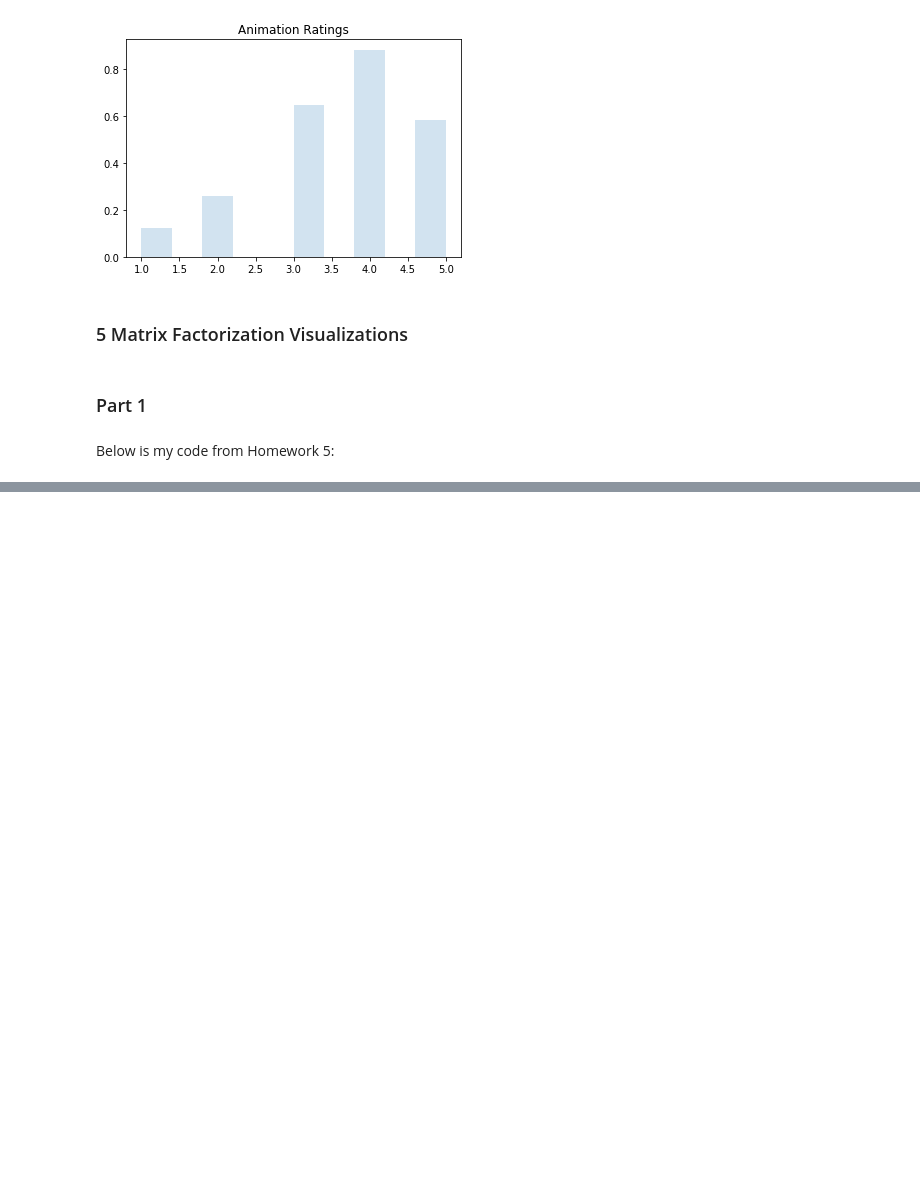
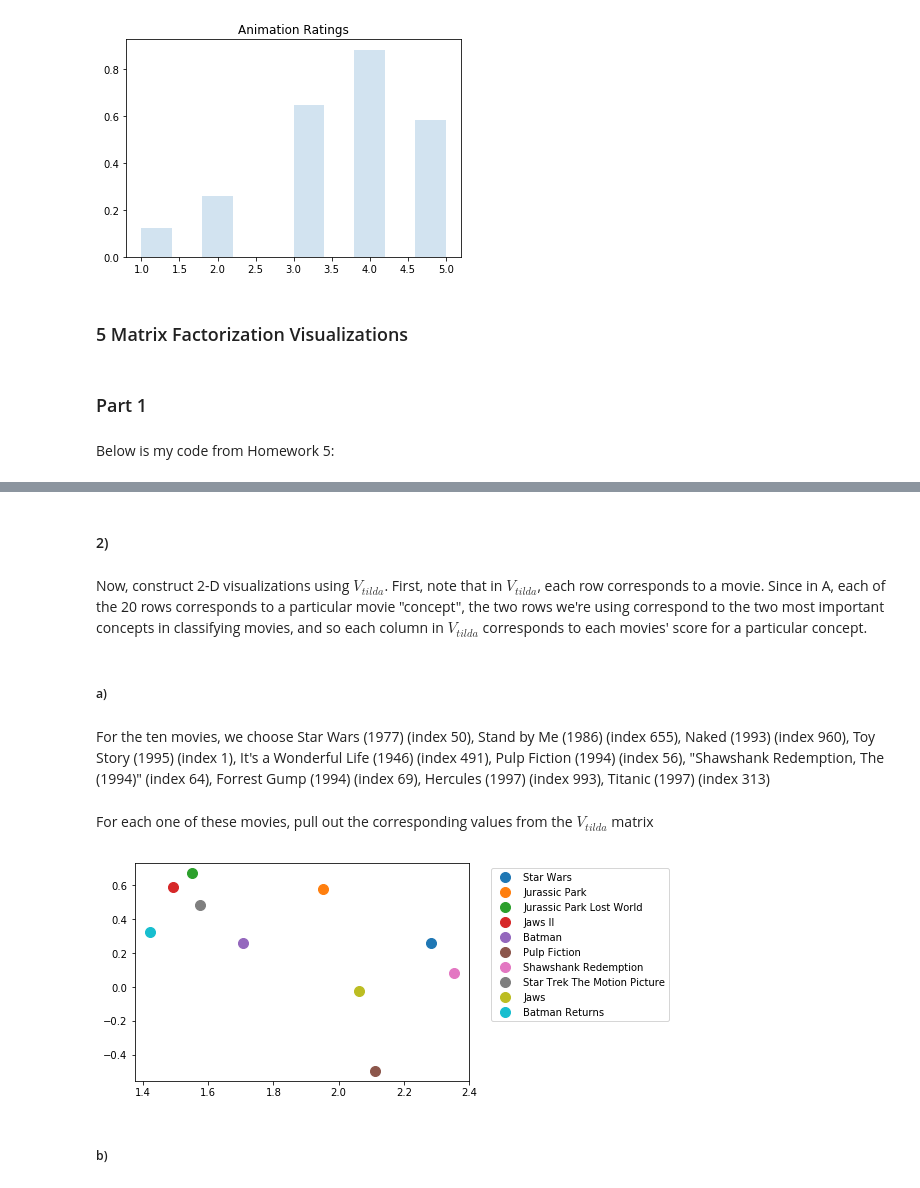
Before and after one commit to reislerjul/-MovieLens-Visualization, a Jupyter notebook: Visualizations.ipynb, the cells around one changed output, grey strips where cells are left out. Saved outputs shown, nothing was run; the diff lists cells and outputs as text; code cells hidden in the pictures; blank space fills up the shorter version.

Commit message:
started visualizations

```diff
--- a/Visualizations.ipynb
+++ b/Visualizations.ipynb
@@ -301,0 +303,6 @@ We will use a regularization parameter of $\lambda=0.1$ since this performed bes
+# %%
+M = 943
+N = 1682
+
+Y = train
+U,V, err = train_model(M, N, 20, 0.03, 0.1, Y)
@@ -301,0 +313,3 @@ We will use a regularization parameter of $\lambda=0.1$ since this performed bes
+# %%
+A, Sigma, B = np.linalg.svd(np.transpose(V))
+A_u, Sigma_u, B_u = np.linalg.svd(np.transpose(U))
@@ -301,0 +318,3 @@ We will use a regularization parameter of $\lambda=0.1$ since this performed bes
+# %%
+U_tilda = np.dot(np.transpose(A_u[:,:2]), np.transpose(U))
+V_tilda = np.dot(np.transpose(A[:,:2]), np.transpose(V))
@@ -301,0 +329,32 @@ We will use a regularization parameter of $\lambda=0.1$ since this performed bes
+# %% [markdown]
+#### 2)
+# %% [markdown]
+Now, construct 2-D visualizations using $V_{tilda}$. First, note that in $V_{tilda}$, each row corresponds to a movie. Since in A, each of the 20 rows corresponds to a particular movie "concept", the two rows we're using correspond to the two most important concepts in classifying movies, and so each column in $V_{tilda}$ corresponds to each movies' score for a particular concept.
+# %% [markdown]
+##### a)
+# %% [markdown]
+For the ten movies, we choose Star Wars (1977) (index 50), Stand by Me (1986) (index 655), Naked (1993) (index 960), Toy Story (1995) (index 1), It's a Wonderful Life (1946) (index 491), Pulp Fiction (1994) (index 56), "Shawshank Redemption, The (1994)" (index 64), Forrest Gump (1994) (index 69), Hercules (1997) (index 993), Titanic (1997) (index 313)
+# %% [markdown]
+For each one of these movies, pull out the corresponding values from the $V_{tilda}$ matrix
+# %%
+plt.plot([V_tilda[0][49]], [V_tilda[1][49]], 'o', markersize=10, label='Star Wars')
+plt.plot([V_tilda[0][81]], [V_tilda[1][81]], 'o', markersize=10, label='Jurassic Park')
+plt.plot([V_tilda[0][251]], [V_tilda[1][251]], 'o', markersize=10, \
+         label='Jurassic Park Lost World')
+plt.plot([V_tilda[0][451]], [V_tilda[1][451]], 'o', markersize=10, label='Jaws II')
+plt.plot([V_tilda[0][402]], [V_tilda[1][402]], 'o', markersize=10, \
+         label='Batman')
+plt.plot([V_tilda[0][55]], [V_tilda[1][55]], 'o', markersize=10, label='Pulp Fiction')
+plt.plot([V_tilda[0][63]], [V_tilda[1][63]], 'o', markersize=10, \
+         label='Shawshank Redemption')
+plt.plot([V_tilda[0][448]], [V_tilda[1][448]], 'o', markersize=10, label='Star Trek \
+The Motion Picture')
+plt.plot([V_tilda[0][233]], [V_tilda[1][233]], 'o', markersize=10, label='Jaws')
+plt.plot([V_tilda[0][230]], [V_tilda[1][230]], 'o', markersize=10, label='Batman Returns')
+
+plt.legend(loc=2, bbox_to_anchor=(1.05, 1))
+plt.show()
+# %% [output]
+[figure, added]
+# %% [markdown]
+##### b)
```
Also changed, not shown: parts of 8 cells of this notebook.
